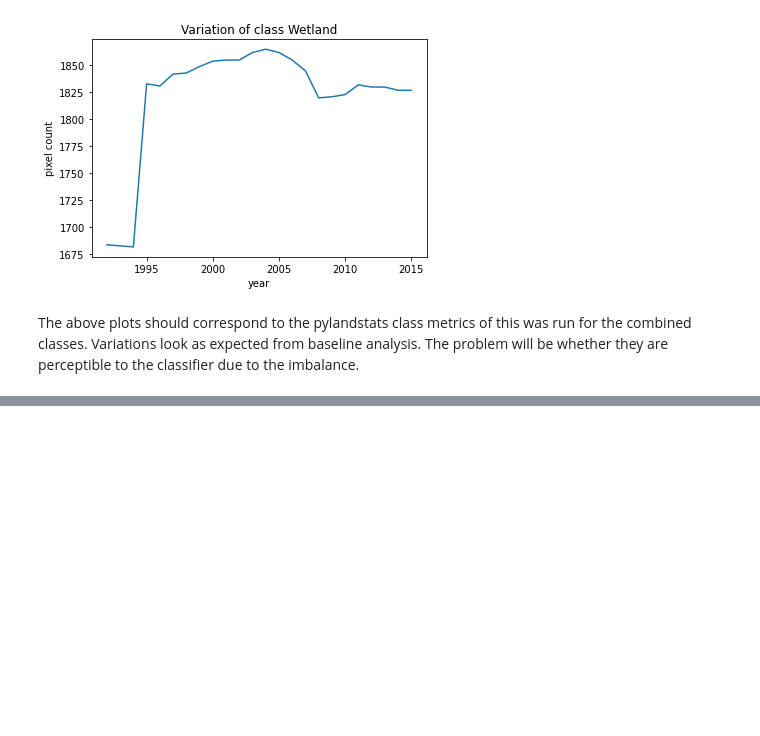
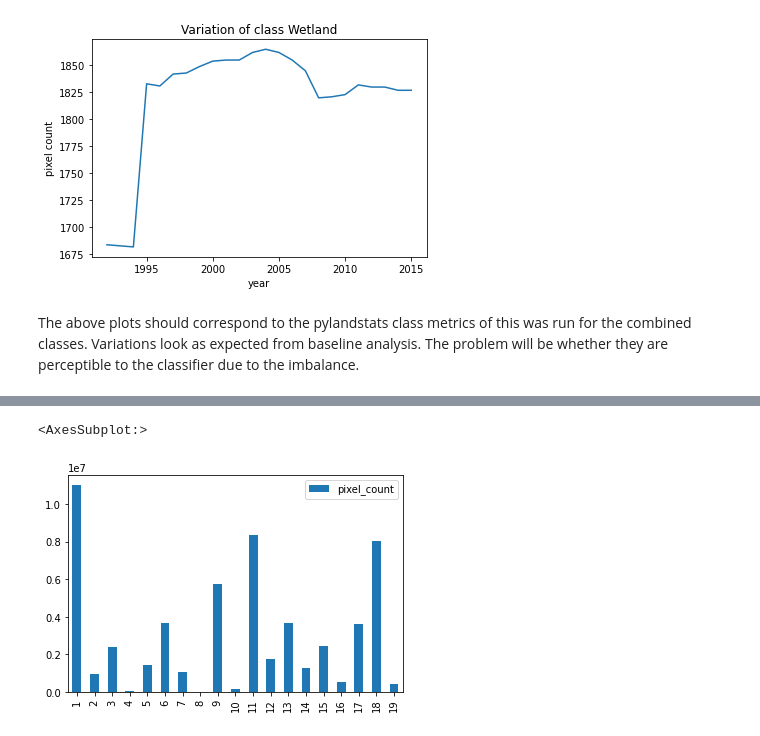
Before and after one commit to ai4er-cdt/geograph, a Jupyter notebook: notebooks/exploratory/kmg_2_training_data-exploration.ipynb, the cells around one changed output, grey strips where cells are left out. Cells and saved outputs as stored; diff of their text form; code cells hidden in the pictures; blank space fills up the shorter version.

```diff
--- a/notebooks/exploratory/kmg_2_training_data-exploration.ipynb
+++ b/notebooks/exploratory/kmg_2_training_data-exploration.ipynb
@@ -340,0 +521,9 @@ The above plots should correspond to the pylandstats class metrics of this was r
+# %%
+#super classes
+polesia_sc = Eunis_to_superclasses(polesia_hab)
+superclass_data=[]
+superclass_vals = np.unique(polesia_sc)
+for c in superclass_vals:
+    superclass_data.append((polesia_sc == c).sum())
+superclass_df = pd.DataFrame(superclass_data, index = superclass_vals, columns = ['pixel_count'])
+superclass_df
@@ -340,0 +548,5 @@ The above plots should correspond to the pylandstats class metrics of this was r
+# %%
+superclass_df.iloc[1:20].plot.bar()
+# %% [output]
+<AxesSubplot:>
+[figure, added]
```
Also changed, not shown: parts of 17 cells of this notebook, 9 other files.
